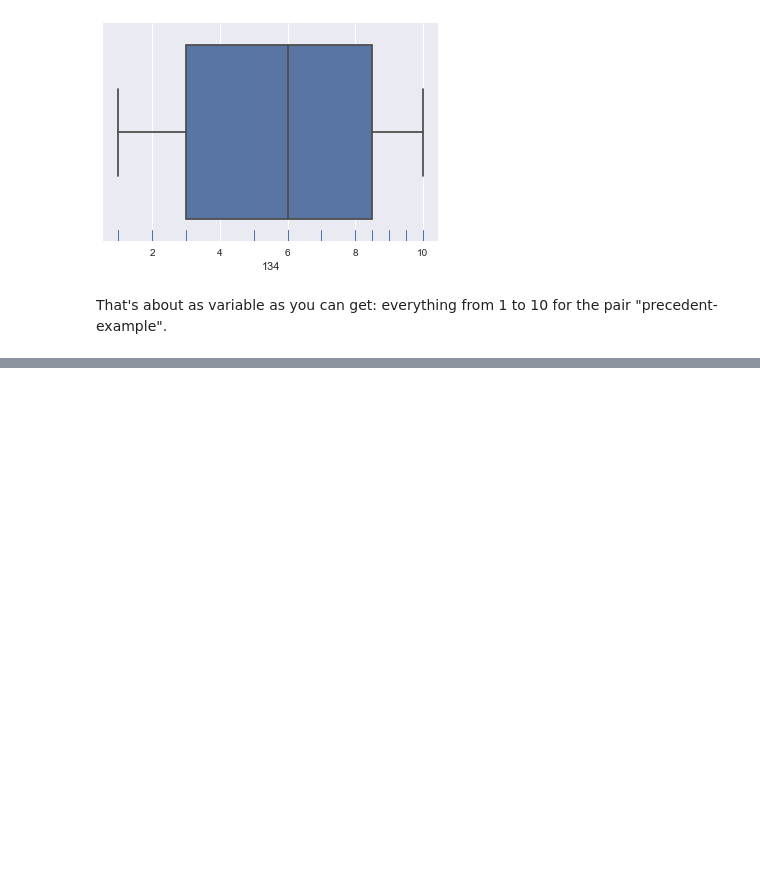
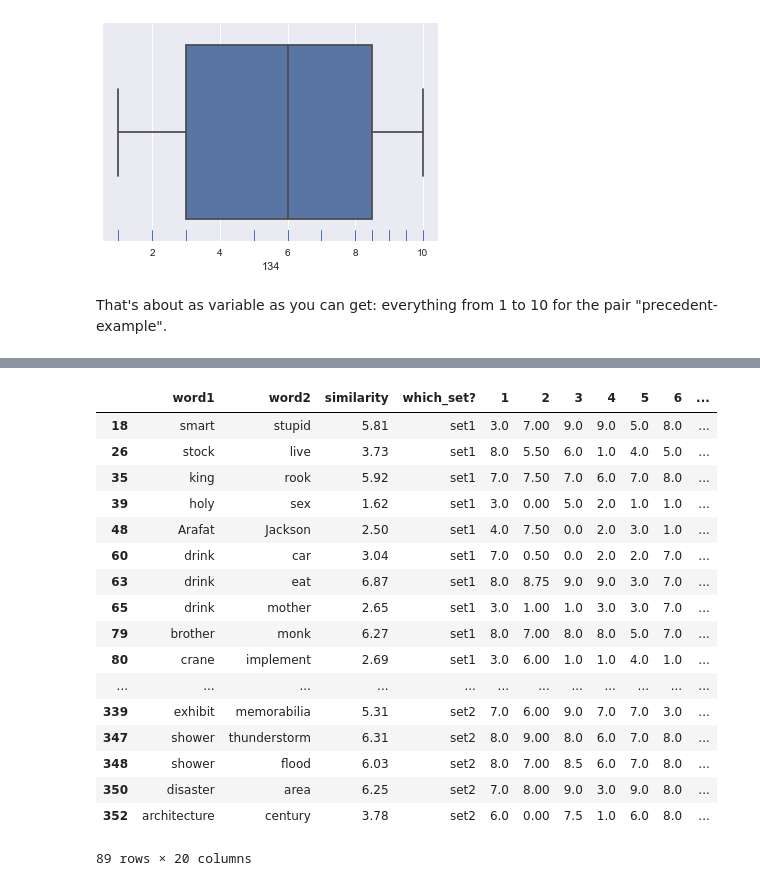
Before and after one commit to geoffbacon/eval, a Jupyter notebook: scripts/Batchkarov-et-al-2015.ipynb, the cells around one changed output, grey strips where cells are left out. Cells and saved outputs as stored; diff of their text form; code cells hidden in the pictures; blank space fills up the shorter version.

```diff
--- a/scripts/Batchkarov-et-al-2015.ipynb
+++ b/scripts/Batchkarov-et-al-2015.ipynb
@@ -173,0 +223,23 @@ That's about as variable as you can get: everything from 1 to 10 for the pair "p
+# %%
+fourth_quartile = ws353[ratings_cols].std(axis=1).quantile(0.75)
+# %%
+ws353[ws353[ratings_cols].std(axis=1) >= fourth_quartile]
+# %% [output]
+|  | word1 | word2 | similarity | which_set? | 1 | 2 | 3 | 4 | 5 | 6 | ... |
+| 18 | smart | stupid | 5.81 | set1 | 3.0 | 7.00 | 9.0 | 9.0 | 5.0 | 8.0 | ... |
+| 26 | stock | live | 3.73 | set1 | 8.0 | 5.50 | 6.0 | 1.0 | 4.0 | 5.0 | ... |
+| 35 | king | rook | 5.92 | set1 | 7.0 | 7.50 | 7.0 | 6.0 | 7.0 | 8.0 | ... |
+| 39 | holy | sex | 1.62 | set1 | 3.0 | 0.00 | 5.0 | 2.0 | 1.0 | 1.0 | ... |
+| 48 | Arafat | Jackson | 2.50 | set1 | 4.0 | 7.50 | 0.0 | 2.0 | 3.0 | 1.0 | ... |
+| 60 | drink | car | 3.04 | set1 | 7.0 | 0.50 | 0.0 | 2.0 | 2.0 | 7.0 | ... |
+| 63 | drink | eat | 6.87 | set1 | 8.0 | 8.75 | 9.0 | 9.0 | 3.0 | 7.0 | ... |
+| 65 | drink | mother | 2.65 | set1 | 3.0 | 1.00 | 1.0 | 3.0 | 3.0 | 7.0 | ... |
+| 79 | brother | monk | 6.27 | set1 | 8.0 | 7.00 | 8.0 | 8.0 | 5.0 | 7.0 | ... |
+| 80 | crane | implement | 2.69 | set1 | 3.0 | 6.00 | 1.0 | 1.0 | 4.0 | 1.0 | ... |
+| ... | ... | ... | ... | ... | ... | ... | ... | ... | ... | ... | ... |
+| 339 | exhibit | memorabilia | 5.31 | set2 | 7.0 | 6.00 | 9.0 | 7.0 | 7.0 | 3.0 | ... |
+| 347 | shower | thunderstorm | 6.31 | set2 | 8.0 | 9.00 | 8.0 | 6.0 | 7.0 | 8.0 | ... |
+| 348 | shower | flood | 6.03 | set2 | 8.0 | 7.00 | 8.5 | 6.0 | 7.0 | 8.0 | ... |
+| 350 | disaster | area | 6.25 | set2 | 7.0 | 8.00 | 9.0 | 3.0 | 9.0 | 8.0 | ... |
+| 352 | architecture | century | 3.78 | set2 | 6.0 | 0.00 | 7.5 | 1.0 | 6.0 | 8.0 | ... |
+89 rows × 20 columns
```
Also changed, not shown: parts of 8 cells of this notebook.
